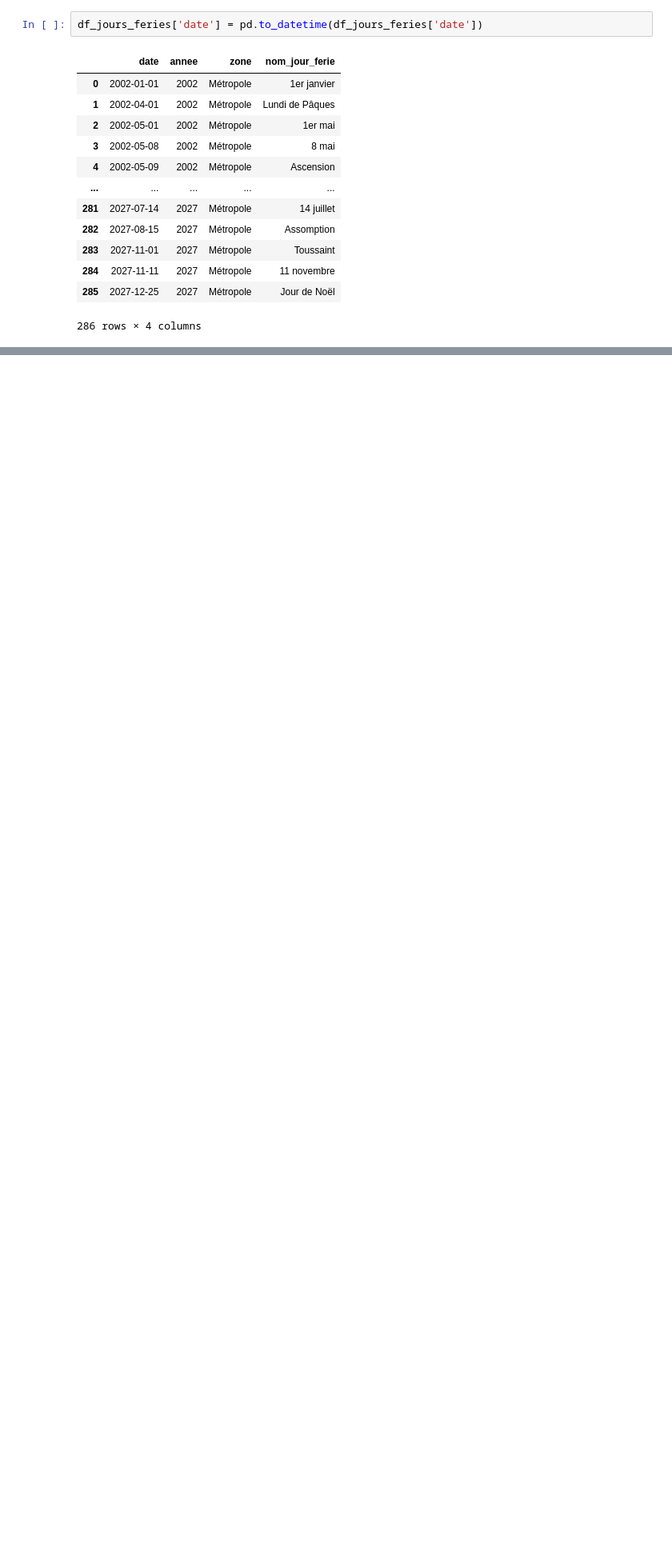
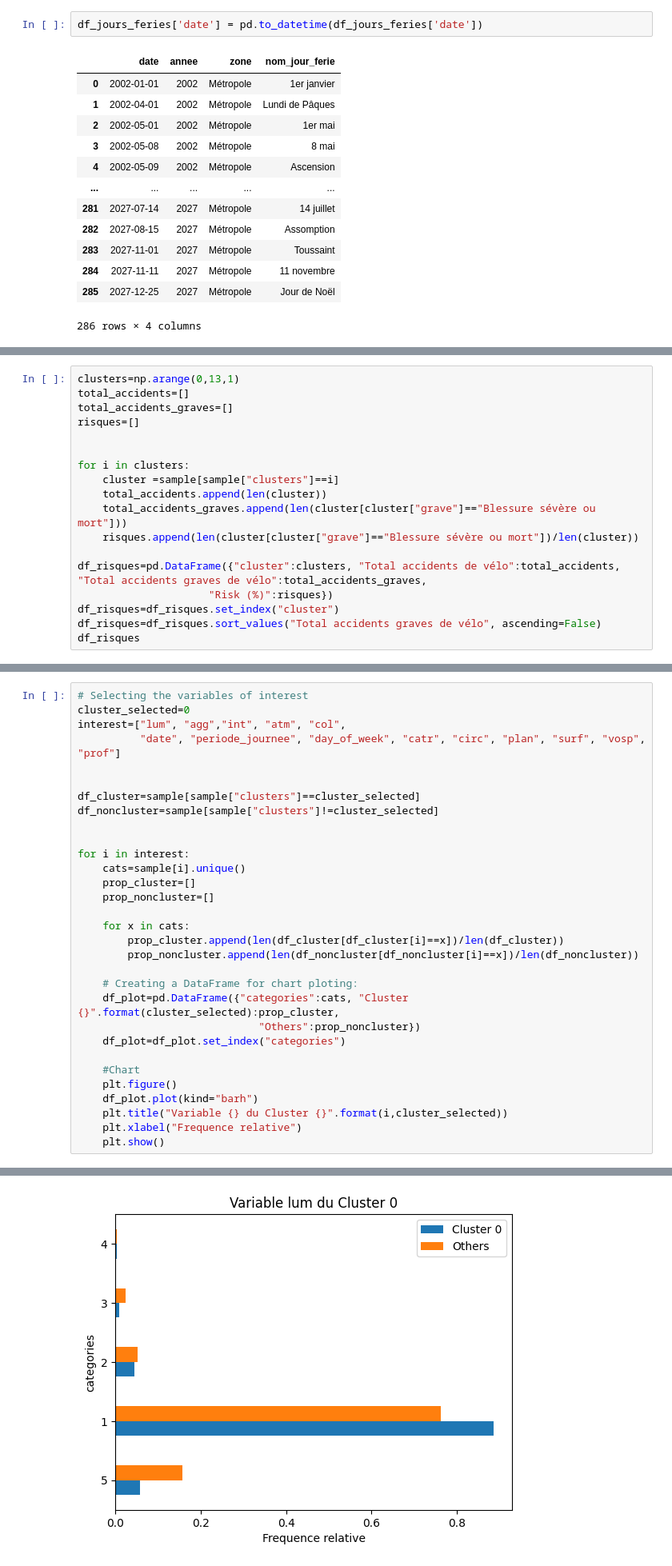
Before and after one commit to gauthgoth/Challenge---Etudes-de-Cas, a Jupyter notebook: clustering.ipynb, the cells around one changed output, grey strips where cells are left out. Shown: that part at 80% size. Cells and saved outputs as stored; diff of their text form; blank space fills up the shorter version.

```diff
--- a/clustering.ipynb
+++ b/clustering.ipynb
@@ -57,0 +185,18 @@ df_jours_feries['date'] = pd.to_datetime(df_jours_feries['date'])
+# %%
+clusters=np.arange(0,13,1)
+total_accidents=[]
+total_accidents_graves=[]
+risques=[]
+
+
+for i in clusters:
+    cluster =sample[sample["clusters"]==i]
+    total_accidents.append(len(cluster))
+    total_accidents_graves.append(len(cluster[cluster["grave"]=="Blessure sévère ou mort"]))
+    risques.append(len(cluster[cluster["grave"]=="Blessure sévère ou mort"])/len(cluster))
+
+df_risques=pd.DataFrame({"cluster":clusters, "Total accidents de vélo":total_accidents, "Total accidents graves de vélo":total_accidents_graves,
+                     "Risk (%)":risques})
+df_risques=df_risques.set_index("cluster")
+df_risques=df_risques.sort_values("Total accidents graves de vélo", ascending=False)
+df_risques
@@ -57,0 +247,32 @@ df_jours_feries['date'] = pd.to_datetime(df_jours_feries['date'])
+# %%
+# Selecting the variables of interest
+cluster_selected=0
+interest=["lum", "agg","int", "atm", "col",
+          "date", "periode_journee", "day_of_week", "catr", "circ", "plan", "surf", "vosp", "prof"]
+
+
+df_cluster=sample[sample["clusters"]==cluster_selected]
+df_noncluster=sample[sample["clusters"]!=cluster_selected]
+
+
+for i in interest:
+    cats=sample[i].unique()
+    prop_cluster=[]
+    prop_noncluster=[]
+
+    for x in cats:
+        prop_cluster.append(len(df_cluster[df_cluster[i]==x])/len(df_cluster))
+        prop_noncluster.append(len(df_noncluster[df_noncluster[i]==x])/len(df_noncluster))
+
+    # Creating a DataFrame for chart ploting:
+    df_plot=pd.DataFrame({"categories":cats, "Cluster {}".format(cluster_selected):prop_cluster,
+                             "Others":prop_noncluster})
+    df_plot=df_plot.set_index("categories")
+
+    #Chart
+    plt.figure()
+    df_plot.plot(kind="barh")
+    plt.title("Variable {} du Cluster {}".format(i,cluster_selected))
+    plt.xlabel("Frequence relative")
+    plt.show()
+# %% [output]
@@ -57,0 +280 @@ df_jours_feries['date'] = pd.to_datetime(df_jours_feries['date'])
+[figure, added]
```
Also changed, not shown: parts of 20 cells of this notebook, 1 other file.
